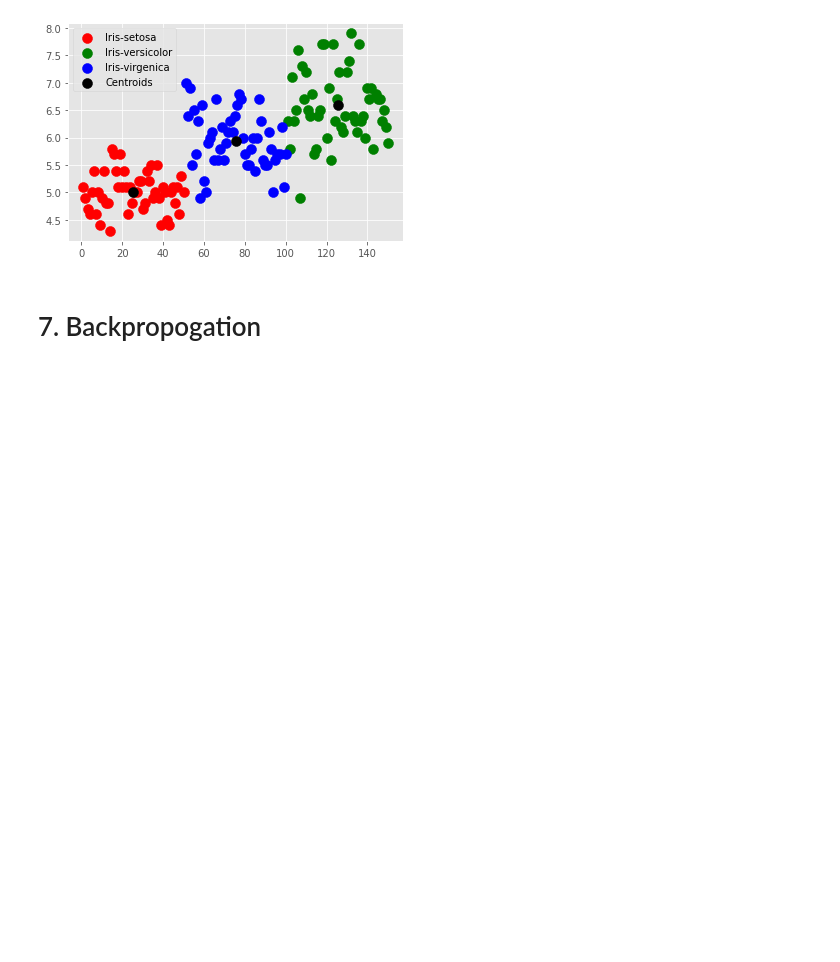
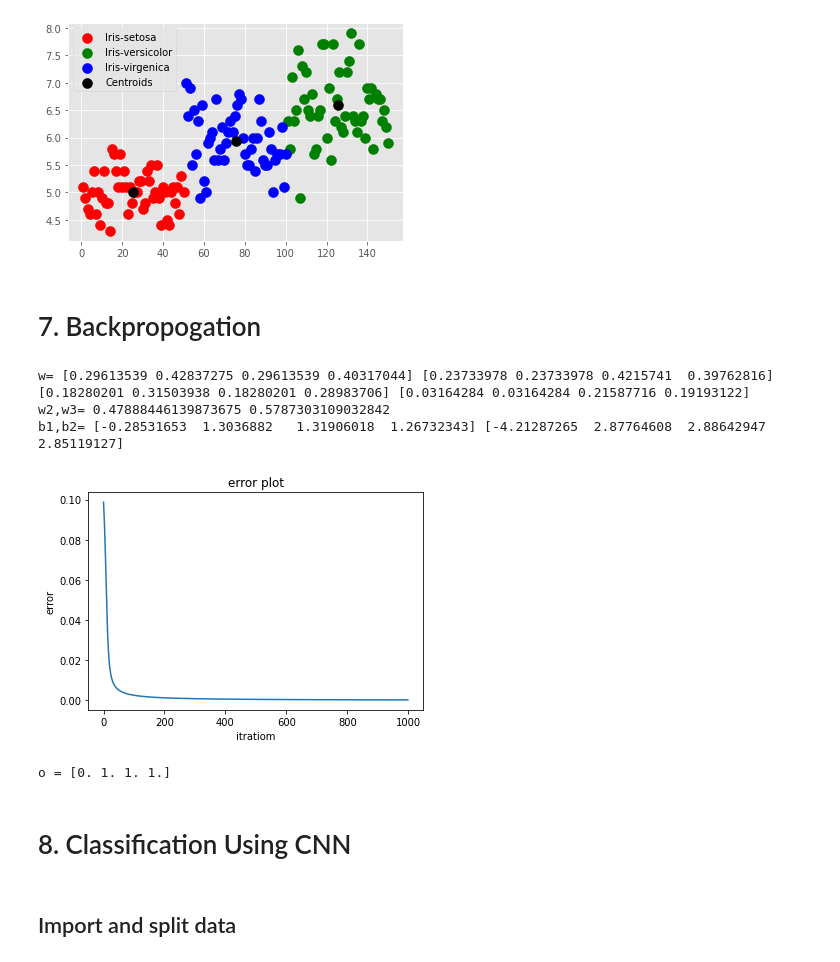
Before and after one commit to kunalavghade/Machine-Learning, a Jupyter notebook: Machine_Learning.ipynb, the cells around one changed output. Saved outputs shown, nothing was run; the diff lists cells and outputs as text; code cells hidden in the pictures; blank space fills up the shorter version.

```diff
--- a/Machine_Learning.ipynb
+++ b/Machine_Learning.ipynb
@@ -578,0 +578,21 @@ import pandas as pd
+# %%
+x1 = np.array([0,1,0,1])
+x2 = np.array([0,0,1,1])
+y = np.array([0,1,1,1])
+
+error = []
+itration = []
+# %%
+np.random.rand(23)
+
+w00 = np.random.rand()
+w01 = np.random.rand()
+w10 = np.random.rand()
+w11 = np.random.rand()
+
+b1 = 1.0
+
+w2 = np.random.rand()
+w3 = np.random.rand()
+
+b2 = 1.0
@@ -578,0 +656,29 @@ import pandas as pd
+# %%
+plt.ylabel("error")
+plt.xlabel("itratiom")
+plt.title("error plot")
+plt.plot(itration,error)
+print("w=",w00,w01,w10,w11)
+print("w2,w3=",w2,w3)
+print("b1,b2=",b1,b2)
+# %% [output]
+w= [0.29613539 0.42837275 0.29613539 0.40317044] [0.23733978 0.23733978 0.4215741  0.39762816] [0.18280201 0.31503938 0.18280201 0.28983706] [0.03164284 0.03164284 0.21587716 0.19193122]
+w2,w3= 0.47888446139873675 0.5787303109032842
+b1,b2= [-0.28531653  1.3036882   1.31906018  1.26732343] [-4.21287265  2.87764608  2.88642947  2.85119127]
+[figure, added]
+# %%
+x1=np.array([0,1,0,1])
+x2=np.array([0,0,1,1])
+
+z1=w00*x1+w01*x2+b1
+z2=w10*x1+w11*x2+b1
+h1=1/(1+np.exp(-z1))
+h2=1/(1+np.exp(-z2))
+
+zout=w2*h1+w3*h2+b2
+o=1/(1+np.exp(-zout))
+print("o =",np.round(o))
+# %% [output]
+o = [0. 1. 1. 1.]
+# %% [markdown]
+# 8. Classification Using CNN
@@ -578,0 +690,2 @@ import pandas as pd
+# %% [markdown]
+## Import and split data
```
Also changed, not shown: parts of 23 cells of this notebook.
